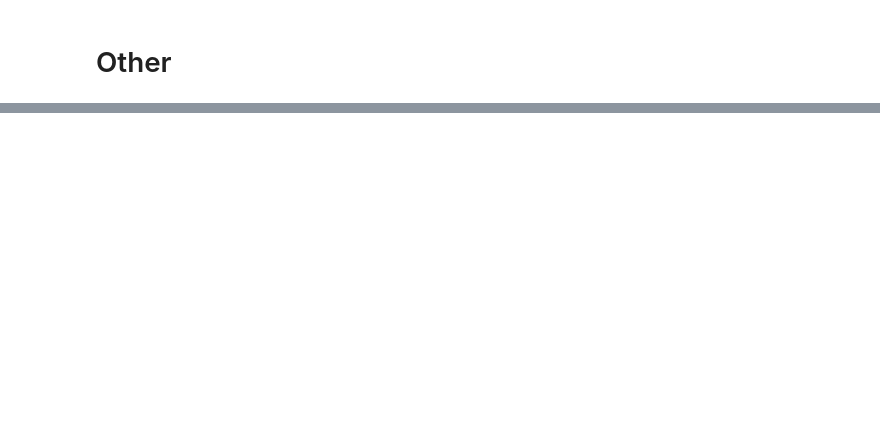
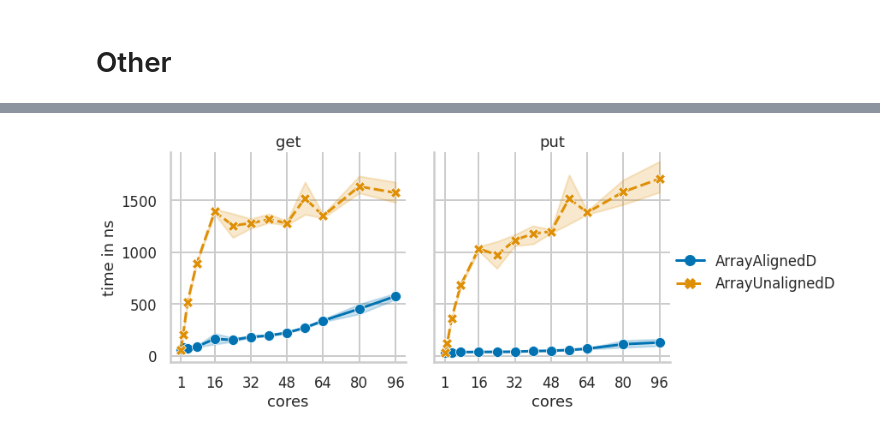
Before and after one commit to luhsra/llfree-rs, a Jupyter notebook: bench/bench.ipynb, the cells around one changed output, grey strips where cells are left out. Cells and saved outputs as stored; diff of their text form; code cells hidden in the pictures; blank space fills up the shorter version.

```diff
--- a/bench/bench.ipynb
+++ b/bench/bench.ipynb
@@ -31,19 +50,20 @@ g.legend()
 # %%
-pgd = pandas.read_csv("remote_3/align_p.csv")
+pgd = pandas.read_csv("remote/align_v.csv")
 
 pgd["cores"] = pgd["x"]
 pgd["get"] = pgd["get_avg"]
 pgd["put"] = pgd["put_avg"]
 pgd = pgd[["cores", "get", "put", "alloc"]].melt(
     id_vars=["cores", "alloc"],
     value_vars=["get", "put"], value_name="time")
 # pgd = pgd.groupby(["cores", "variable", "alloc"]).min()
 g = sns.relplot(data=pgd, kind="line", x="cores", y="time",
                 col="variable", style="alloc", hue="alloc", markers=True)
 g.set(xticks=[1, 16, 32, 48, 64, 80, 96])
-# g.set(xticks=[1, 2, 4, 6, 8, 10])
 g.set(ylabel="time in ns")
 g.set(xlabel="cores")
 g.set_titles("{col_name}")
 g.legend.set_title("")
 g.savefig("../../text/thesis/plot/false-sharing.pdf")
+# %% [output]
+[figure, added]
```
Also changed, not shown: parts of 3 cells of this notebook, 44 other files.
